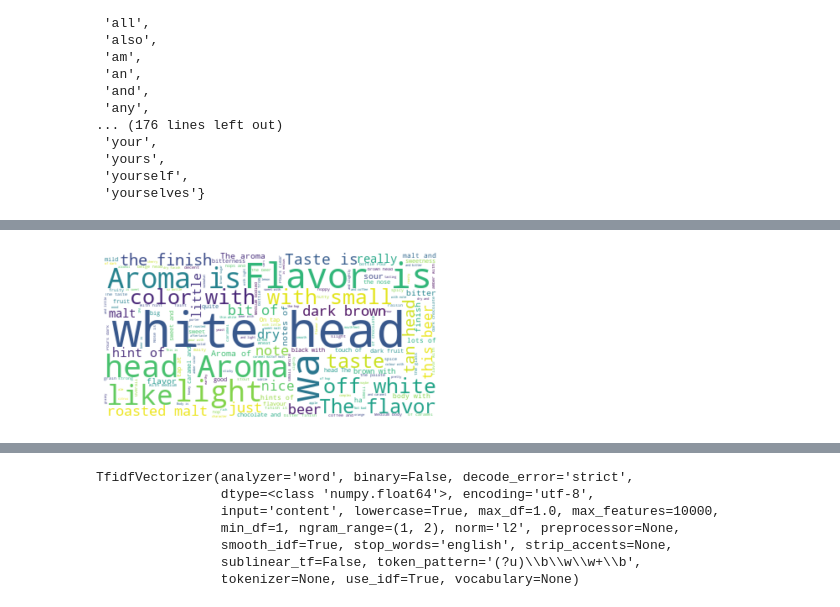
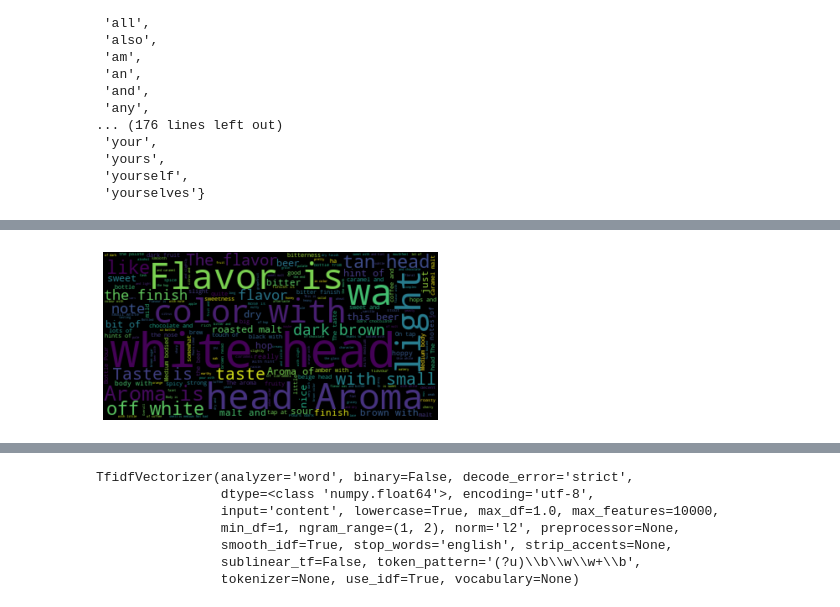
Before and after one commit to saurin33/final_project, a Jupyter notebook: sentiment_analysis.ipynb, the cells around one changed output, grey strips where cells are left out. Cells and saved outputs as stored; diff of their text form; code cells hidden in the pictures.

```diff
--- a/sentiment_analysis.ipynb
+++ b/sentiment_analysis.ipynb
@@ -373,10 +371,10 @@ plt.show()
 # %%
-neutral_cloud = WordCloud(background_color='white', stopwords=my_stop_words).generate(neutral_string)
+neutral_cloud = WordCloud(stopwords=my_stop_words).generate(neutral_string)
 plt.imshow(neutral_cloud, interpolation='bilinear')
 plt.axis('off')
 plt.show()
 # %% [output]
-[figure, old version]
+[figure, new version]
 # %%
 # Tokenizing words
 # %%
```
Also changed, not shown: parts of 72 cells of this notebook.
